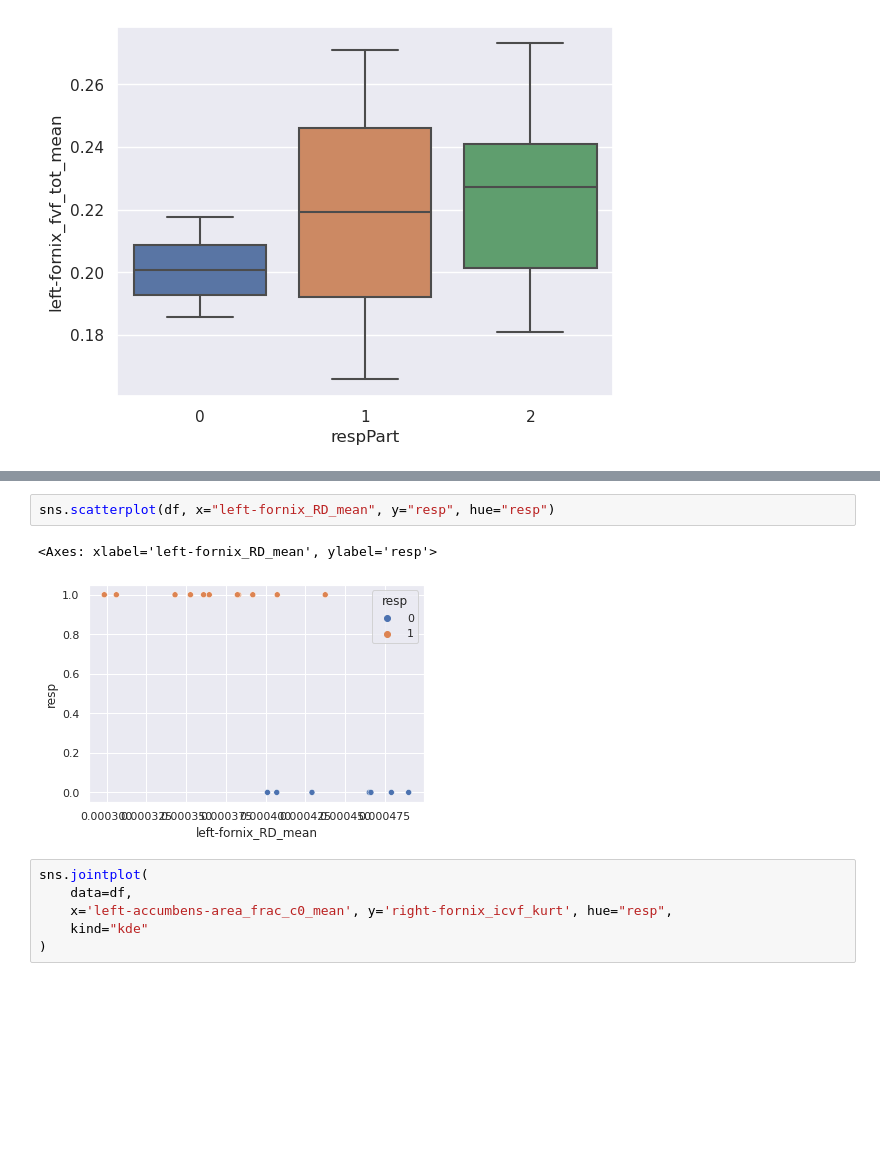
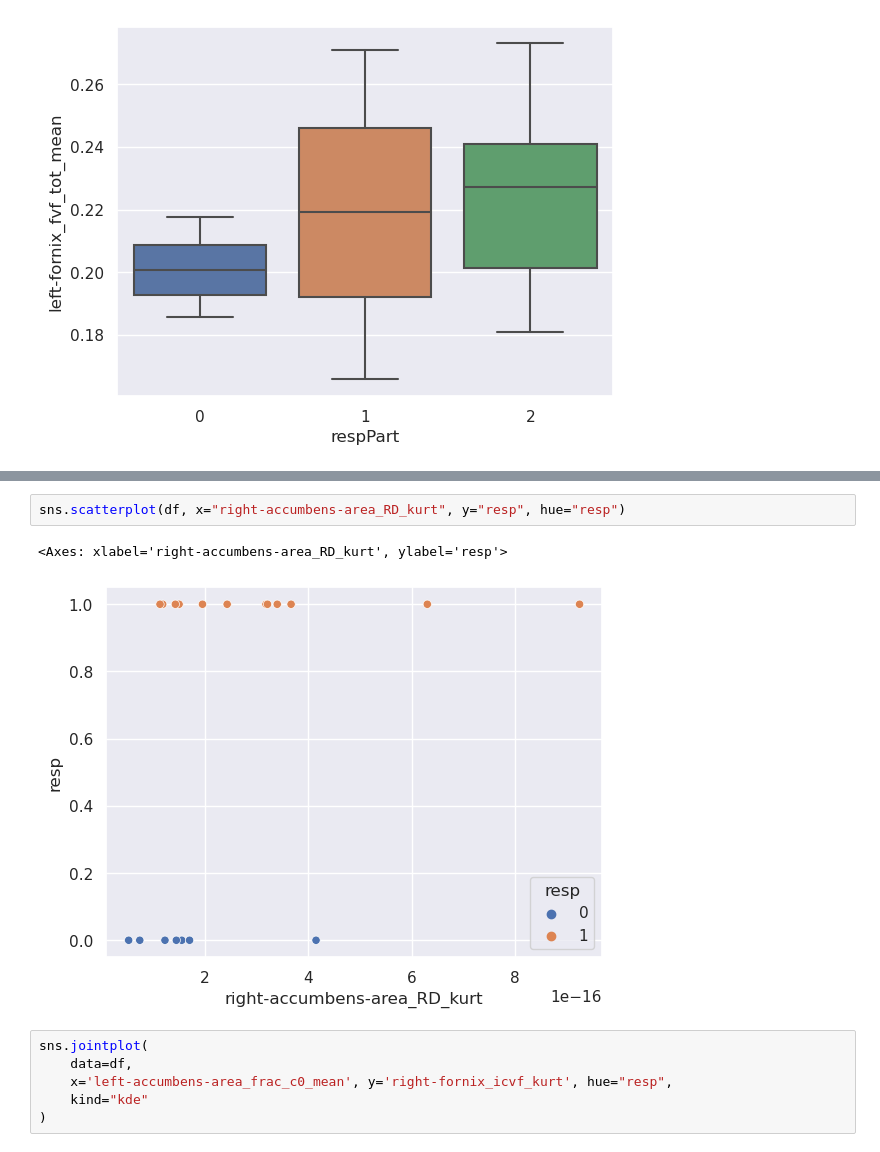
Before and after one commit to PiLAB-Medical-Imaging/TFE23-740_Epilepsy, a Jupyter notebook: src/analysis.ipynb, the cells around one changed output, grey strips where cells are left out. Drawn from its saved outputs; the diff is of its cells as text; blank space fills up the shorter version.

```diff
--- a/src/analysis.ipynb
+++ b/src/analysis.ipynb
@@ -186,8 +188,8 @@ sns.displot(df, x="left-fornix_RD_mean", hue="resp", kde=True)
 # %%
-sns.scatterplot(df, x="left-fornix_RD_mean", y="resp", hue="resp")
+sns.scatterplot(df, x="right-accumbens-area_RD_kurt", y="resp", hue="resp")
 # %% [output]
-<Axes: xlabel='left-fornix_RD_mean', ylabel='resp'>
+<Axes: xlabel='right-accumbens-area_RD_kurt', ylabel='resp'>
-[figure, old version]
+[figure, new version]
 # %%
 sns.jointplot(
     data=df,
```
Also changed, not shown: parts of 12 cells of this notebook, 4 other files.
